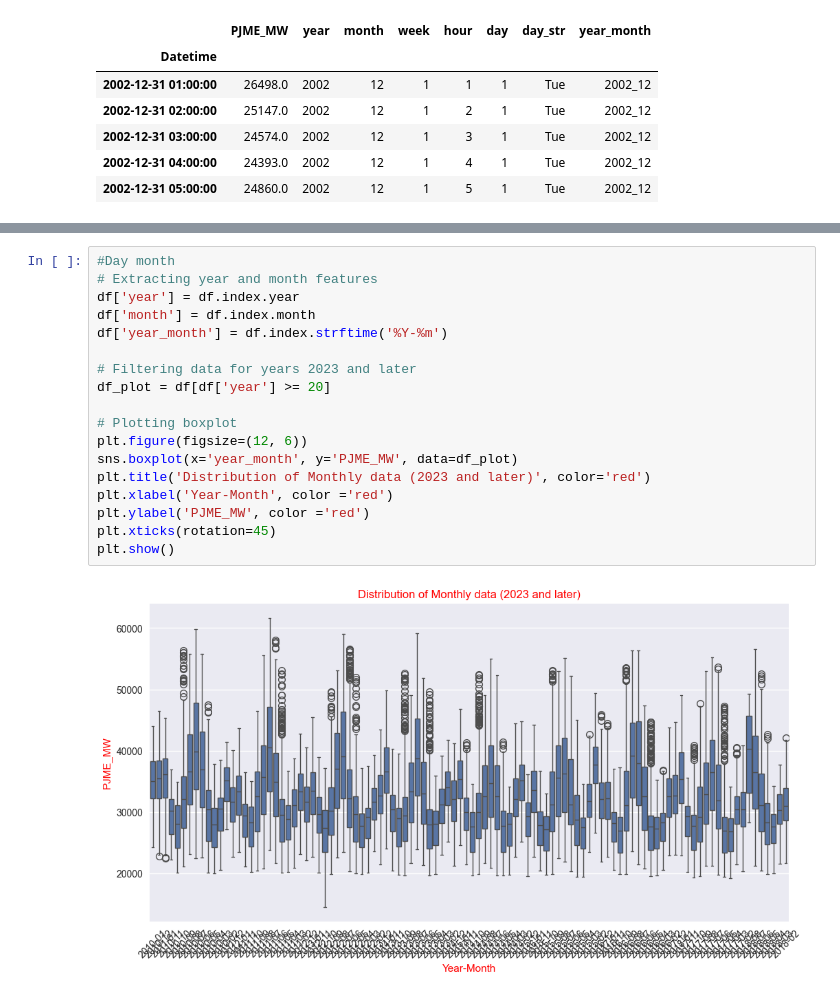
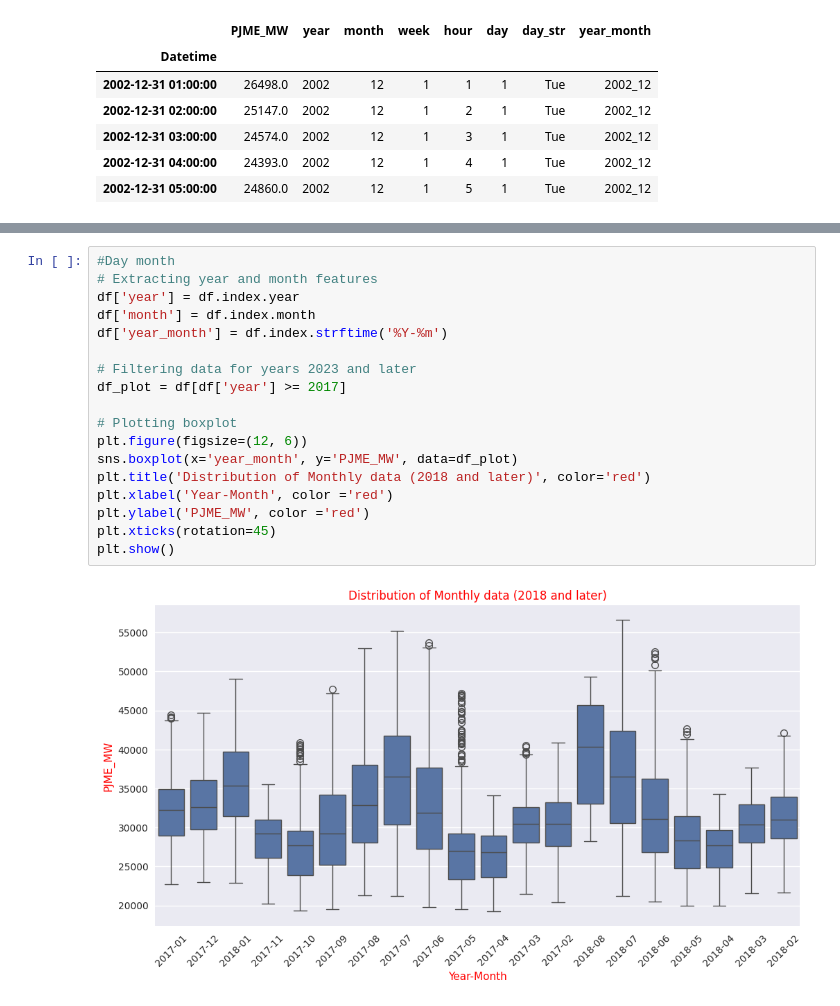
Before and after one commit to Ehat825/Timerseriesgroup, a Jupyter notebook: casestudySample.ipynb, the cells around one changed output, grey strips where cells are left out. Drawn from its saved outputs; the diff is of its cells as text.

```diff
--- a/casestudySample.ipynb
+++ b/casestudySample.ipynb
@@ -172,23 +181,23 @@ plt.title(f'Boxplot - Value Distribution');
 # %%
 #Day month
 # Extracting year and month features
 df['year'] = df.index.year
 df['month'] = df.index.month
 df['year_month'] = df.index.strftime('%Y-%m')
 
 # Filtering data for years 2023 and later
-df_plot = df[df['year'] >= 20]
+df_plot = df[df['year'] >= 2017]
 
 # Plotting boxplot
 plt.figure(figsize=(12, 6))
 sns.boxplot(x='year_month', y='PJME_MW', data=df_plot)
-plt.title('Distribution of Monthly data (2023 and later)', color='red')
+plt.title('Distribution of Monthly data (2018 and later)', color='red')
 plt.xlabel('Year-Month', color ='red')
 plt.ylabel('PJME_MW', color ='red')
 plt.xticks(rotation=45)
 plt.show()
 # %% [output]
-[figure, old version]
+[figure, new version]
 # %%
 #Day
 # Sorting the DataFrame by day of the week
```
Also changed, not shown: parts of 10 cells of this notebook.
